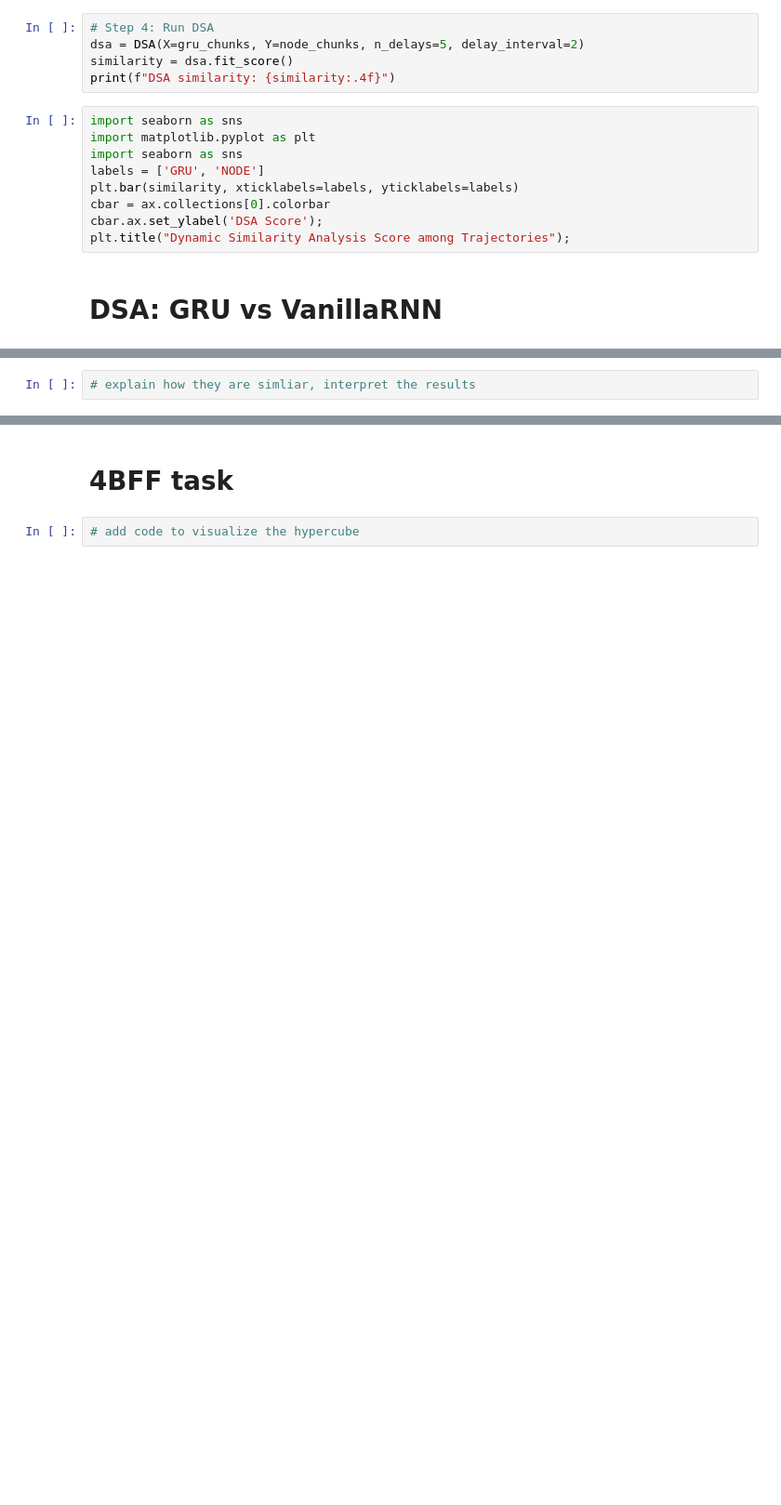
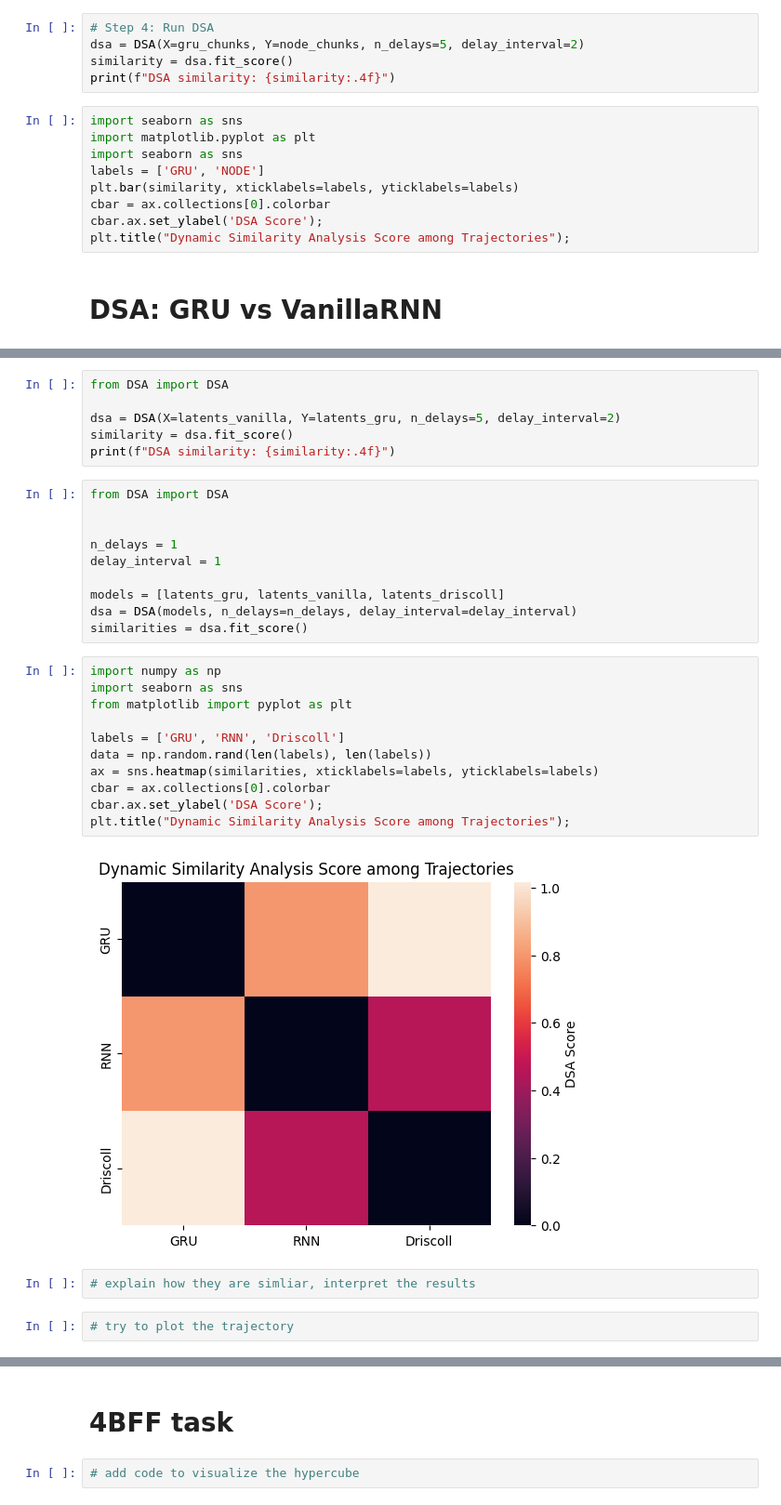
Before and after one commit to fajardgb/n-bitflipflop-ameretat, a Jupyter notebook: Copy_of_Group_2_Project.ipynb, the cells around one changed output, grey strips where cells are left out. Shown: that part at 93% size. Drawn from its saved outputs; the diff is of its cells as text; blank space fills up the shorter version.

Commit message:
Fixed DSA and added analysis code for vanilla/driscoll

```diff
--- a/Copy_of_Group_2_Project.ipynb
+++ b/Copy_of_Group_2_Project.ipynb
@@ -420,2 +415,33 @@ plt.title("Dynamic Similarity Analysis Score among Trajectories");
+# %%
+from DSA import DSA
+
+dsa = DSA(X=latents_vanilla, Y=latents_gru, n_delays=5, delay_interval=2)
+similarity = dsa.fit_score()
+print(f"DSA similarity: {similarity:.4f}")
+# %%
+from DSA import DSA
+
+
+n_delays = 1
+delay_interval = 1
+
+models = [latents_gru, latents_vanilla, latents_driscoll]
+dsa = DSA(models, n_delays=n_delays, delay_interval=delay_interval)
+similarities = dsa.fit_score()
+# %%
+import numpy as np
+import seaborn as sns
+from matplotlib import pyplot as plt
+
+labels = ['GRU', 'RNN', 'Driscoll']
+data = np.random.rand(len(labels), len(labels))
+ax = sns.heatmap(similarities, xticklabels=labels, yticklabels=labels)
+cbar = ax.collections[0].colorbar
+cbar.ax.set_ylabel('DSA Score');
+plt.title("Dynamic Similarity Analysis Score among Trajectories");
+# %% [output]
+[figure, added]
 # %%
 # explain how they are simliar, interpret the results
+# %%
+# try to plot the trajectory
```
Also changed, not shown: parts of 22 cells of this notebook.
